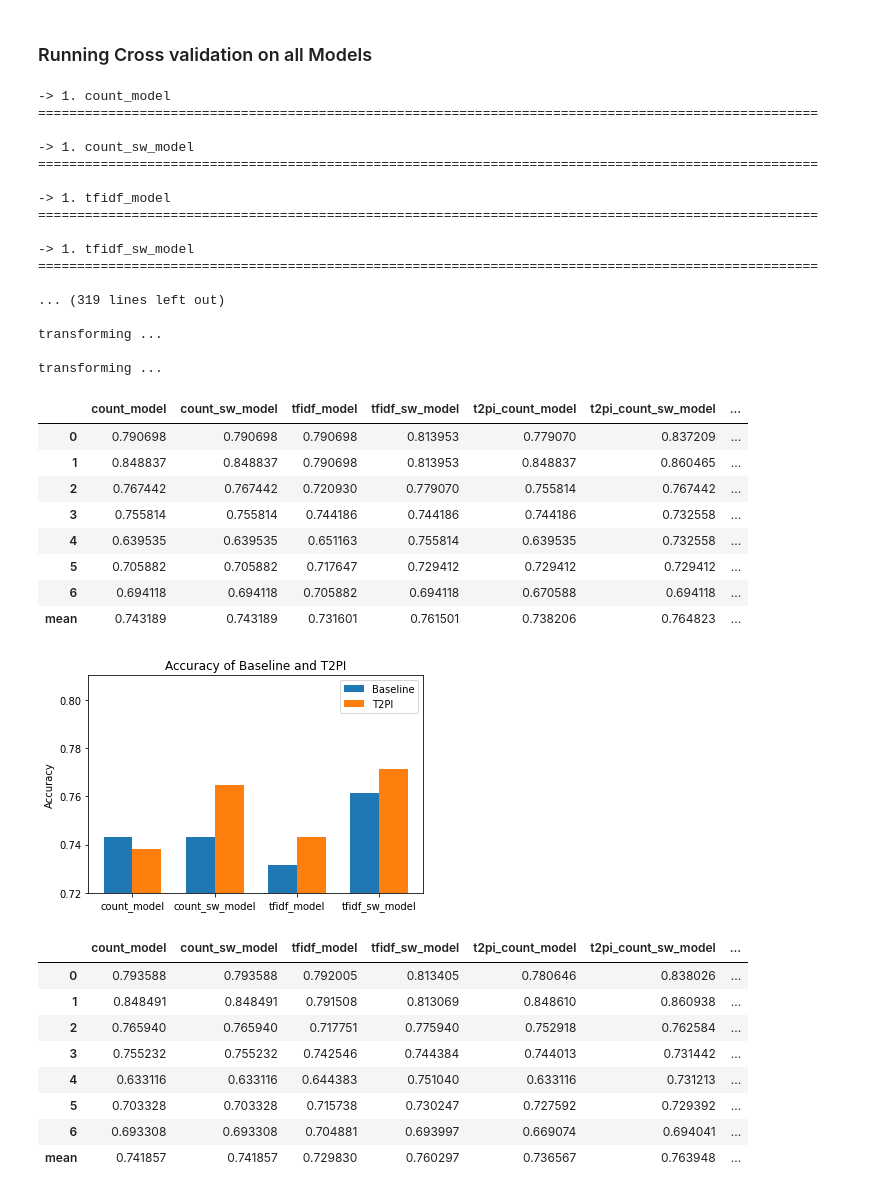
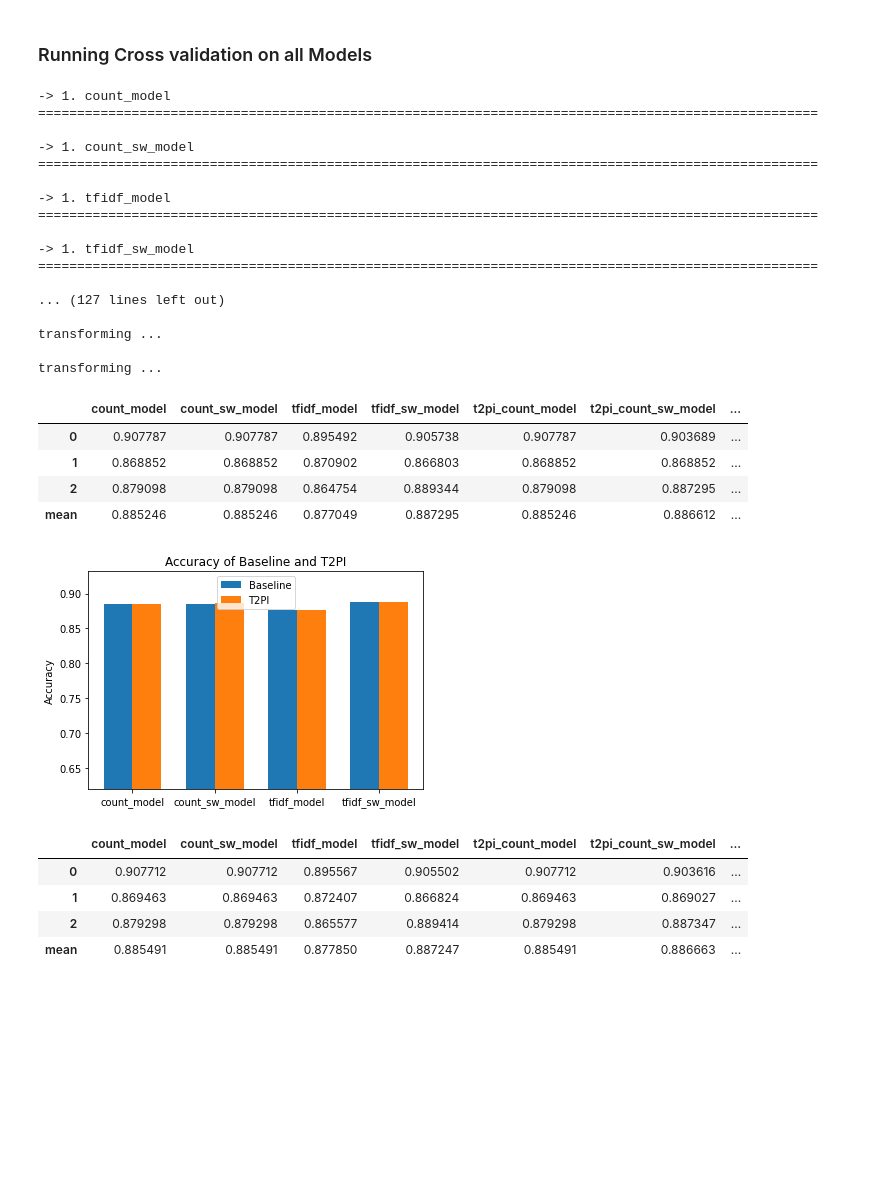
Before and after one commit to iamr0b0tx/topic_modeler, a Jupyter notebook: term_term_pr_distr_and_inference.ipynb, the cells around one changed output. Saved outputs shown, nothing was run; the diff lists cells and outputs as text; code cells hidden in the pictures; blank space fills up the shorter version.

```diff
--- a/term_term_pr_distr_and_inference.ipynb
+++ b/term_term_pr_distr_and_inference.ipynb
@@ -58,18 +60,26 @@ def data_isvalid(text, analyser, min_character_size, max_character_size):
 
 def get_pipeline(vectorizer_type, classifier, use_t2pi, min_df=3, stop_words=None, lemmatizer = lambda x: x):
     vectorizer = CountVectorizer if vectorizer_type == "count" else TfidfVectorizer
+    vect = vectorizer(stop_words=stop_words, min_df=min_df)
+
     models = [
         ('clean_text', CleanTextTransformer(lemmatizer)),
-
-        ("vectorizers", FeatureUnion([
-            ('count_binary', CountVectorizer(stop_words=stop_words, binary=True, min_df=min_df)),
-            ("count", vectorizer(stop_words=stop_words, min_df=min_df))
-        ])),
     ]
 
     if use_t2pi:
+        models.append(
+            ("vectorizers", FeatureUnion([
+                ('count_binary', CountVectorizer(stop_words=stop_words, binary=True, min_df=min_df)),
+                ("count", vect)
+                ])
+            )
+        )
         models.append(('t2pi_transformer', T2PITransformer()))
 
+    else:
+        models.append(('vectorizer', vect))
+
+#     models.append(("scaler", StandardScaler(with_mean=False)))
     models.append(('classifier', classifier))
     return Pipeline(models)
 
@@ -233,10 +245,12 @@ def get_lemmatizer():
 # %% [markdown]
 # Select Valid Data
 # %%
-max_size_per_class = 150
+max_size_per_class = 500
 
 # remove long text
-indices = data["text"].apply(data_isvalid, args=(lambda x: clean_text(x, get_lemmatizer()), 128, 512))
+min_chr_size = 128
+max_chr_size = 2048
+indices = data["text"].apply(data_isvalid, args=(lambda x: clean_text(x, get_lemmatizer()), min_chr_size, max_chr_size))
 data = data[indices]
 
 # make classes balanced
@@ -382,7 +370,7 @@ models = {
 # %% [markdown]
 ### Running Cross validation on all Models
 # %%
-split_size = 7
+split_size = 3
 skf = StratifiedKFold(n_splits=split_size, shuffle=True, random_state=100)
 
 index = 0
@@ -423,7 +411,7 @@ for train_index, test_index in skf.split(X, y):
 -> 1. tfidf_sw_model
 ====================================================================================================
 
-... (319 lines left out)
+... (127 lines left out)
 
 transforming ...
 
@@ -442,30 +430,22 @@ macro_f1_score.loc["mean"] = macro_f1_score.mean(0)
 accuracy.head(split_size+1)
 # %% [output]
 |  | count_model | count_sw_model | tfidf_model | tfidf_sw_model | t2pi_count_model | t2pi_count_sw_model | ... |
-| 0 | 0.790698 | 0.790698 | 0.790698 | 0.813953 | 0.779070 | 0.837209 | ... |
-| 1 | 0.848837 | 0.848837 | 0.790698 | 0.813953 | 0.848837 | 0.860465 | ... |
-| 2 | 0.767442 | 0.767442 | 0.720930 | 0.779070 | 0.755814 | 0.767442 | ... |
-| 3 | 0.755814 | 0.755814 | 0.744186 | 0.744186 | 0.744186 | 0.732558 | ... |
-| 4 | 0.639535 | 0.639535 | 0.651163 | 0.755814 | 0.639535 | 0.732558 | ... |
-| 5 | 0.705882 | 0.705882 | 0.717647 | 0.729412 | 0.729412 | 0.729412 | ... |
-| 6 | 0.694118 | 0.694118 | 0.705882 | 0.694118 | 0.670588 | 0.694118 | ... |
-| mean | 0.743189 | 0.743189 | 0.731601 | 0.761501 | 0.738206 | 0.764823 | ... |
+| 0 | 0.907787 | 0.907787 | 0.895492 | 0.905738 | 0.907787 | 0.903689 | ... |
+| 1 | 0.868852 | 0.868852 | 0.870902 | 0.866803 | 0.868852 | 0.868852 | ... |
+| 2 | 0.879098 | 0.879098 | 0.864754 | 0.889344 | 0.879098 | 0.887295 | ... |
+| mean | 0.885246 | 0.885246 | 0.877049 | 0.887295 | 0.885246 | 0.886612 | ... |
 # %%
-plot_bars(accuracy, ylabel="accuracy", ymin=0.72)
+plot_bars(accuracy, ylabel="accuracy", ymin=0.62)
 # %% [output]
-[figure, old version]
+[figure, new version]
 # %%
 weighted_f1_score.head(split_size+1)
 # %% [output]
 |  | count_model | count_sw_model | tfidf_model | tfidf_sw_model | t2pi_count_model | t2pi_count_sw_model | ... |
-| 0 | 0.793588 | 0.793588 | 0.792005 | 0.813405 | 0.780646 | 0.838026 | ... |
-| 1 | 0.848491 | 0.848491 | 0.791508 | 0.813069 | 0.848610 | 0.860938 | ... |
-| 2 | 0.765940 | 0.765940 | 0.717751 | 0.775940 | 0.752918 | 0.762584 | ... |
-| 3 | 0.755232 | 0.755232 | 0.742546 | 0.744384 | 0.744013 | 0.731442 | ... |
-| 4 | 0.633116 | 0.633116 | 0.644383 | 0.751040 | 0.633116 | 0.731213 | ... |
-| 5 | 0.703328 | 0.703328 | 0.715738 | 0.730247 | 0.727592 | 0.729392 | ... |
-| 6 | 0.693308 | 0.693308 | 0.704881 | 0.693997 | 0.669074 | 0.694041 | ... |
-| mean | 0.741857 | 0.741857 | 0.729830 | 0.760297 | 0.736567 | 0.763948 | ... |
+| 0 | 0.907712 | 0.907712 | 0.895567 | 0.905502 | 0.907712 | 0.903616 | ... |
+| 1 | 0.869463 | 0.869463 | 0.872407 | 0.866824 | 0.869463 | 0.869027 | ... |
+| 2 | 0.879298 | 0.879298 | 0.865577 | 0.889414 | 0.879298 | 0.887347 | ... |
+| mean | 0.885491 | 0.885491 | 0.877850 | 0.887247 | 0.885491 | 0.886663 | ... |
 # %%
 plot_bars(weighted_f1_score, ylabel="weighted_f1_score", ymin=0.72)
 # %% [output]
```
Also changed, not shown: parts of 10 cells of this notebook, 5 other files.
